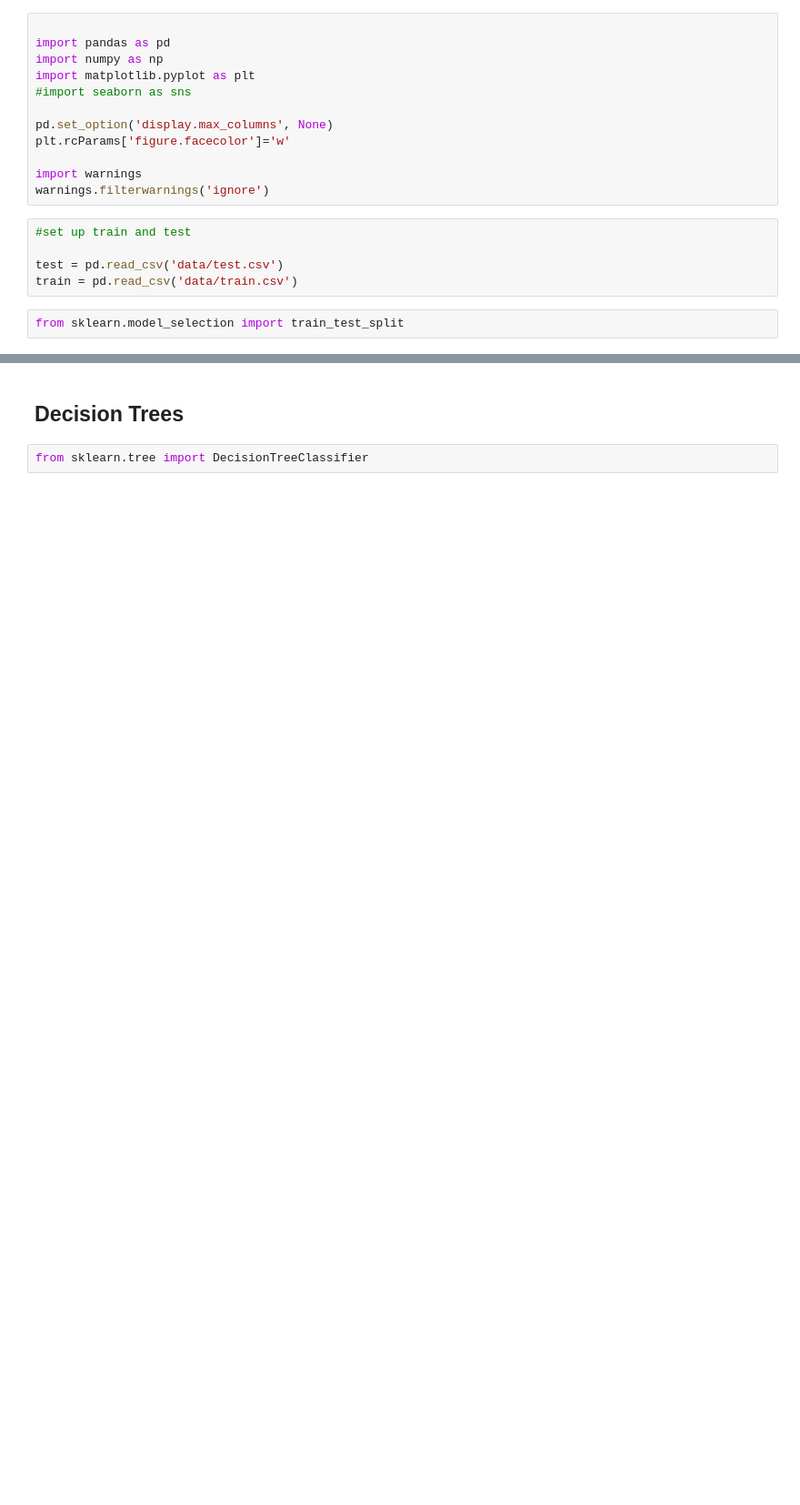
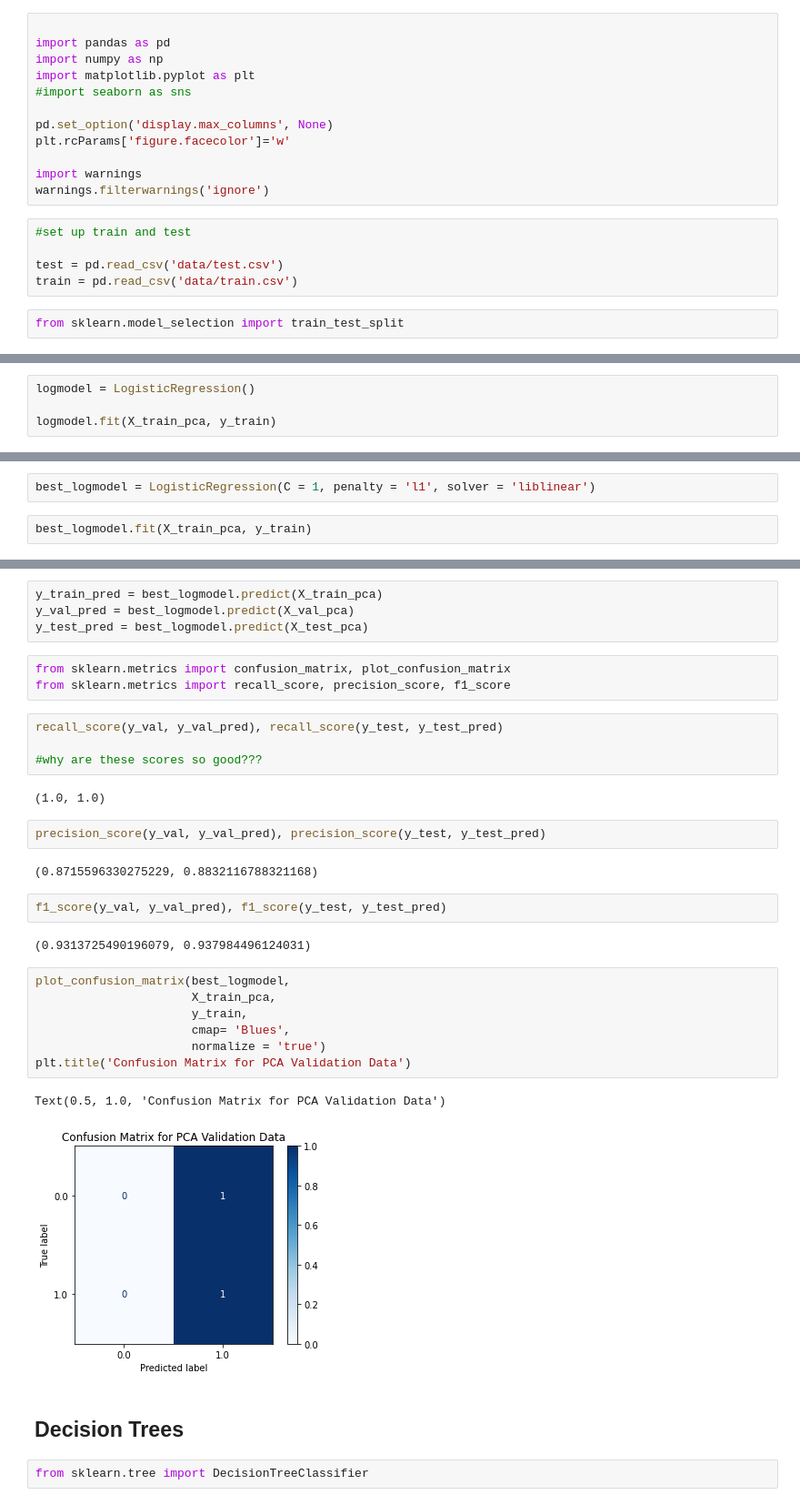
Before and after one commit to kangand/1000ml, a Jupyter notebook: unit4_project/Model Testing.ipynb, the cells around one changed output, grey strips where cells are left out. Shown: that part at 91% size. Saved outputs shown, nothing was run; the diff lists cells and outputs as text; blank space fills up the shorter version.

Commit message:
update with logistic regression

```diff
--- a/unit4_project/Model Testing.ipynb
+++ b/unit4_project/Model Testing.ipynb
@@ -37,0 +62,4 @@ X_train, X_val, y_train, y_val = train_test_split(X_train, y_train, test_size =
+# %%
+logmodel = LogisticRegression()
+
+logmodel.fit(X_train_pca, y_train)
@@ -37,0 +140,4 @@ X_train, X_val, y_train, y_val = train_test_split(X_train, y_train, test_size =
+# %%
+best_logmodel = LogisticRegression(C = 1, penalty = 'l1', solver = 'liblinear')
+# %%
+best_logmodel.fit(X_train_pca, y_train)
@@ -38,3 +154,34 @@ X_train, X_val, y_train, y_val = train_test_split(X_train, y_train, test_size =
+# %%
+y_train_pred = best_logmodel.predict(X_train_pca)
+y_val_pred = best_logmodel.predict(X_val_pca)
+y_test_pred = best_logmodel.predict(X_test_pca)
+# %%
+from sklearn.metrics import confusion_matrix, plot_confusion_matrix
+from sklearn.metrics import recall_score, precision_score, f1_score
+# %%
+recall_score(y_val, y_val_pred), recall_score(y_test, y_test_pred)
+
+#why are these scores so good???
+# %% [output]
+(1.0, 1.0)
+# %%
+precision_score(y_val, y_val_pred), precision_score(y_test, y_test_pred)
+# %% [output]
+(0.8715596330275229, 0.8832116788321168)
+# %%
+f1_score(y_val, y_val_pred), f1_score(y_test, y_test_pred)
+# %% [output]
+(0.9313725490196079, 0.937984496124031)
+# %%
+plot_confusion_matrix(best_logmodel,
+                      X_train_pca,
+                      y_train,
+                      cmap= 'Blues',
+                      normalize = 'true')
+plt.title('Confusion Matrix for PCA Validation Data')
+# %% [output]
+Text(0.5, 1.0, 'Confusion Matrix for PCA Validation Data')
+[figure, added]
 # %% [markdown]
 ## Decision Trees
 # %%
```
Also changed, not shown: parts of 19 cells of this notebook.
